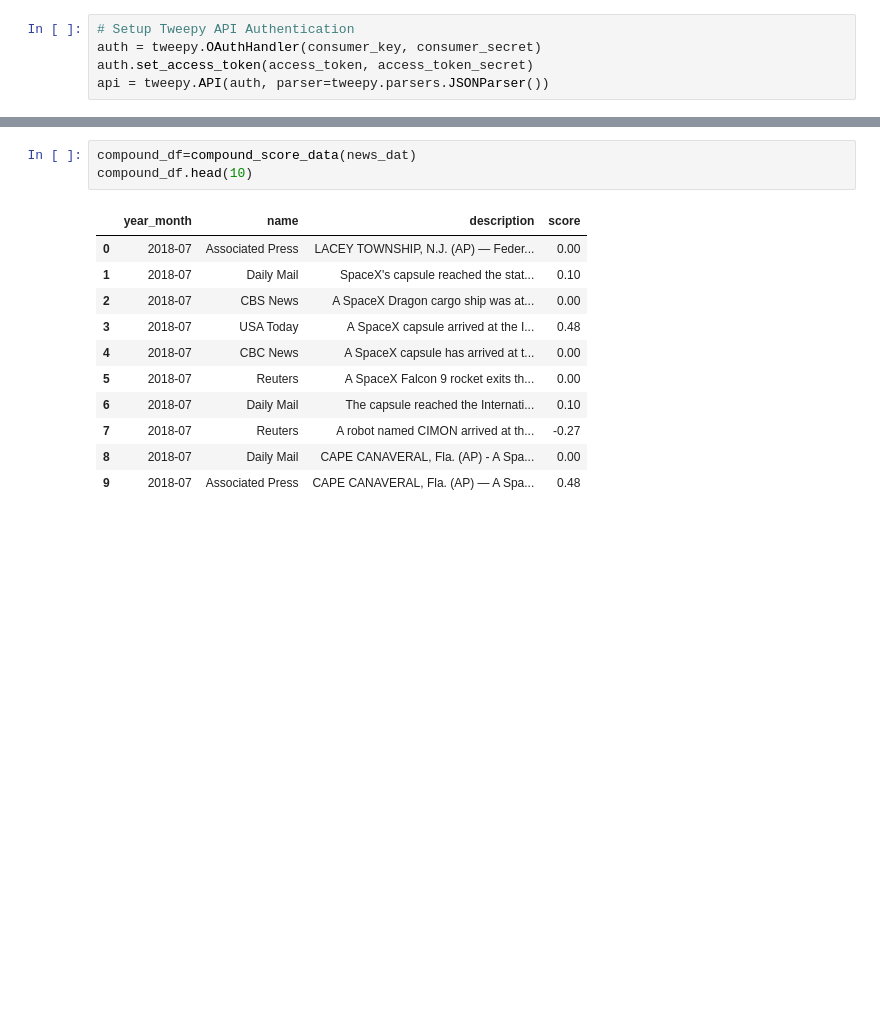
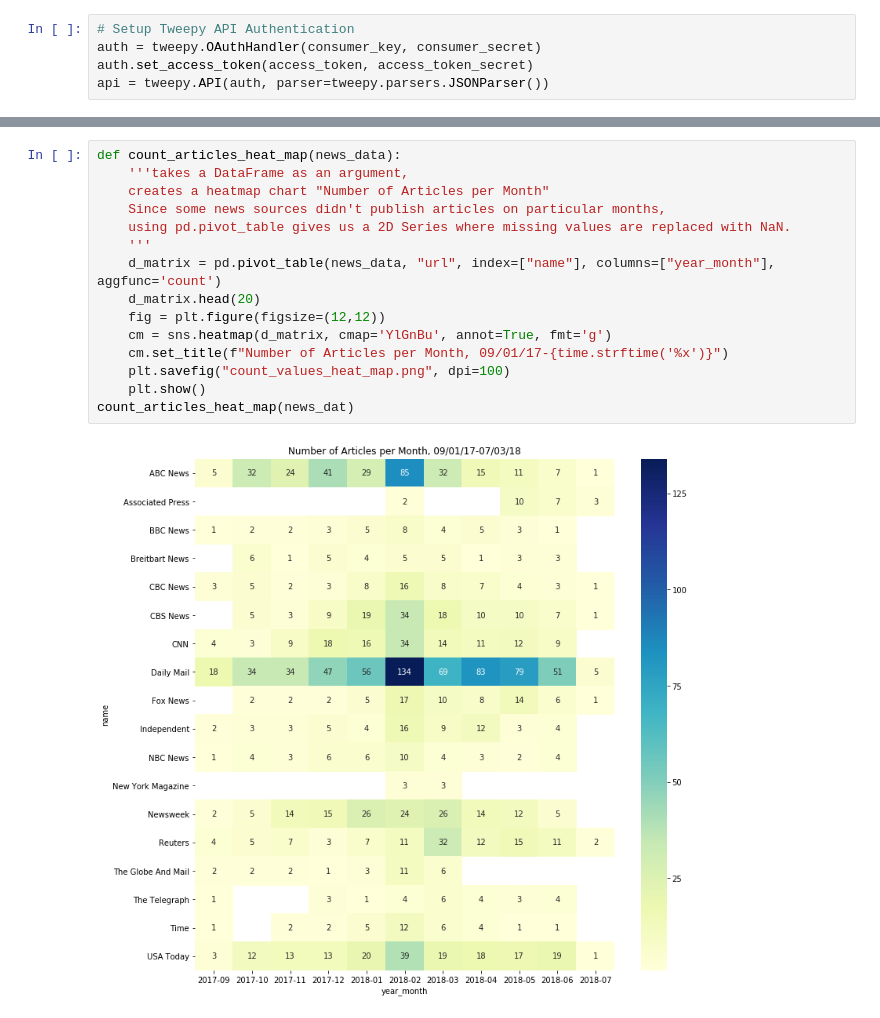
Before and after one commit to rekhaamer/DataViz-Project-1, a Jupyter notebook: apinews-new_solution-combined.ipynb, the cells around one changed output, grey strips where cells are left out. Saved outputs shown, nothing was run; the diff lists cells and outputs as text; blank space fills up the shorter version.

```diff
--- a/apinews-new_solution-combined.ipynb
+++ b/apinews-new_solution-combined.ipynb
@@ -254,18 +289,20 @@ def compound_score_data(news_data):
-# %%
-compound_df=compound_score_data(news_dat)
-compound_df.head(10)
-# %% [output]
-|  | year_month | name | description | score |
-| 0 | 2018-07 | Associated Press | LACEY TOWNSHIP, N.J. (AP) — Feder... | 0.00 |
-| 1 | 2018-07 | Daily Mail | SpaceX's capsule reached the stat... | 0.10 |
-| 2 | 2018-07 | CBS News | A SpaceX Dragon cargo ship was at... | 0.00 |
-| 3 | 2018-07 | USA Today | A SpaceX capsule arrived at the I... | 0.48 |
-| 4 | 2018-07 | CBC News | A SpaceX capsule has arrived at t... | 0.00 |
-| 5 | 2018-07 | Reuters | A SpaceX Falcon 9 rocket exits th... | 0.00 |
-| 6 | 2018-07 | Daily Mail | The capsule reached the Internati... | 0.10 |
-| 7 | 2018-07 | Reuters | A robot named CIMON arrived at th... | -0.27 |
-| 8 | 2018-07 | Daily Mail | CAPE CANAVERAL, Fla. (AP) - A Spa... | 0.00 |
-| 9 | 2018-07 | Associated Press | CAPE CANAVERAL, Fla. (AP) — A Spa... | 0.48 |
+# %%
+def count_articles_heat_map(news_data):
+    '''takes a DataFrame as an argument,
+    creates a heatmap chart "Number of Articles per Month"
+    Since some news sources didn't publish articles on particular months,
+    using pd.pivot_table gives us a 2D Series where missing values are replaced with NaN.
+    '''
+    d_matrix = pd.pivot_table(news_data, "url", index=["name"], columns=["year_month"], aggfunc='count')
+    d_matrix.head(20)
+    fig = plt.figure(figsize=(12,12))
+    cm = sns.heatmap(d_matrix, cmap='YlGnBu', annot=True, fmt='g')
+    cm.set_title(f"Number of Articles per Month, 09/01/17-{time.strftime('%x')}")
+    plt.savefig("count_values_heat_map.png", dpi=100)
+    plt.show()
+count_articles_heat_map(news_dat)
+# %% [output]
+[figure, added]
 # %%
 def compound_scores_heat_map(news_data_new):
     '''takes a DataFrame with compound scores as an argument,
```
Also changed, not shown: parts of 15 cells of this notebook, 1 other file.
